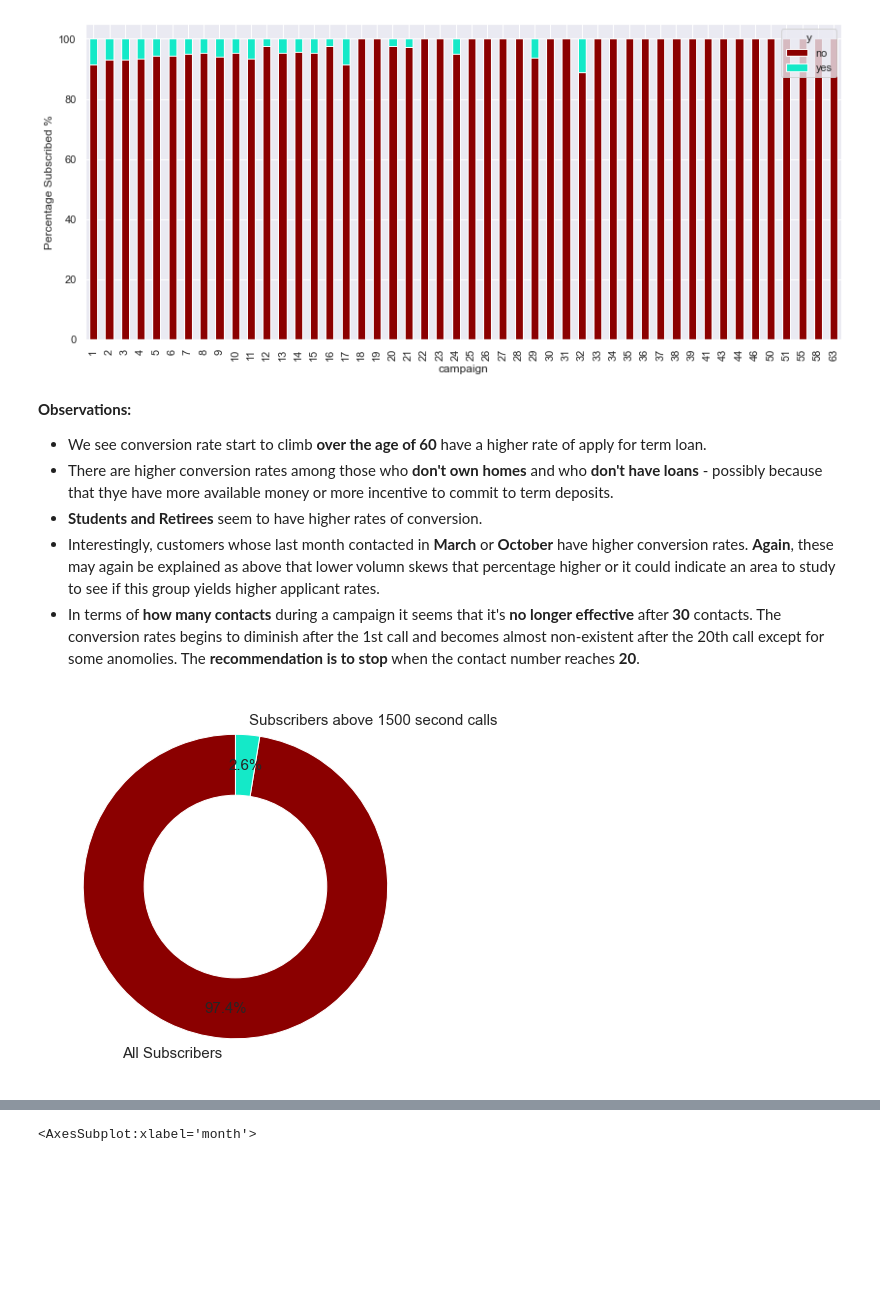
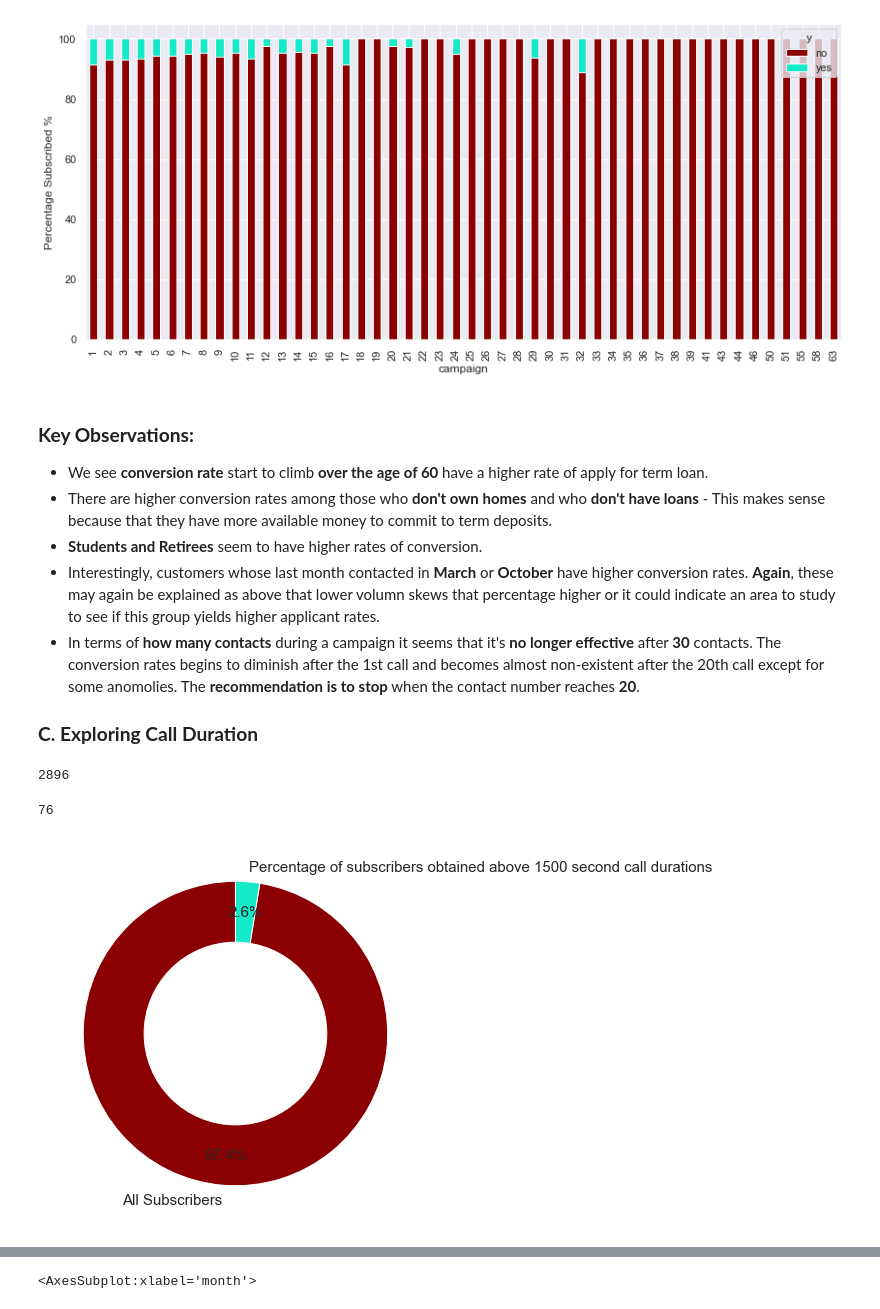
Before and after one commit to kre8tions/Apziva, a Jupyter notebook: cbxr8ZpqR79rOXna/cbxr8ZpqR79rOXna.ipynb, the cells around one changed output, grey strips where cells are left out. Saved outputs shown, nothing was run; the diff lists cells and outputs as text; code cells hidden in the pictures; blank space fills up the shorter version.

```diff
--- a/cbxr8ZpqR79rOXna/cbxr8ZpqR79rOXna.ipynb
+++ b/cbxr8ZpqR79rOXna/cbxr8ZpqR79rOXna.ipynb
@@ -224,32 +213,42 @@ for i in cols:
 [figure]
 [figure]
 # %% [markdown]
-**Observations:**
-- We see conversion rate start to climb **over the age of 60** have a higher rate of apply for term loan.
-- There are higher conversion rates among those who **don't own homes** and who **don't have loans** - possibly because that thye have more available money or more incentive to commit to term deposits.
+### **Key Observations:**
+- We see **conversion rate** start to climb **over the age of 60** have a higher rate of apply for term loan.
+- There are higher conversion rates among those who **don't own homes** and who **don't have loans** - This makes sense because that they have more available money to commit to term deposits.
 - **Students and Retirees** seem to have higher rates of conversion.
 - Interestingly, customers whose last month contacted in **March** or **October** have higher conversion rates. **Again**, these may again be explained as above that lower volumn skews that percentage higher or it could indicate an area to study to see if this group yields higher applicant rates.
 - In terms of **how many contacts** during a campaign it seems that it's **no longer effective** after **30** contacts. The conversion rates begins to diminish after the 1st call and becomes almost non-existent after the 20th call except for some anomolies. The **recommendation is to stop** when the contact number reaches **20**.
+
+### **C. Exploring Call Duration**
 # %%
-all_subsribers = df['y'].value_counts()[1]
+# Counting up all subscribers
+all_subscribers = df['y'].value_counts()[1]
+all_subscribers
+# %% [output]
+2896
 # %%
+# Counting number of subscribers obtained after 1500 second duration of calls
 df_hdur_1 = df[df['duration'] > 1500]
 subscriber_hdur_1 = df_hdur_1['y'].value_counts()[1]
+subscriber_hdur_1
+# %% [output]
+76
 # %%
 # Graphing our labelled categories
-category_names = ['All Subscribers', 'Subscribers above 1500 second calls']
-sizes = [all_subsribers, subscriber_hdur_1]
+category_names = ['All Subscribers', 'Percentage of subscribers obtained above 1500 second call durations']
+sizes = [all_subscribers, subscriber_hdur_1]
 
 plt.figure(figsize = (7, 7))
 plt.pie(sizes, labels = category_names, textprops = {'fontsize': 15}, startangle=90,
         autopct='%1.1f%%', colors = colors, pctdistance=0.8)
 
 center_circle = plt.Circle((0, 0), radius=0.6, fc='white')
 plt.gca().add_artist(center_circle)
 
 plt.show()
 # %% [output]
-[figure, old version]
+[figure, new version]
 # %%
 total_subscribers = df['y'].value_counts()[1].max()
 duration = []
```
Also changed, not shown: parts of 118 cells of this notebook.
